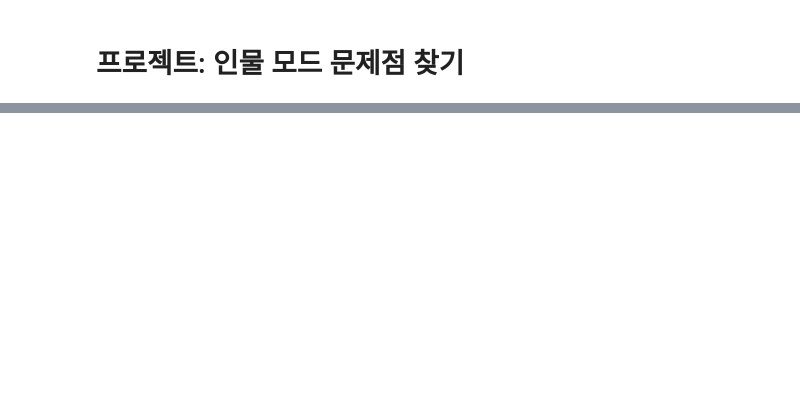
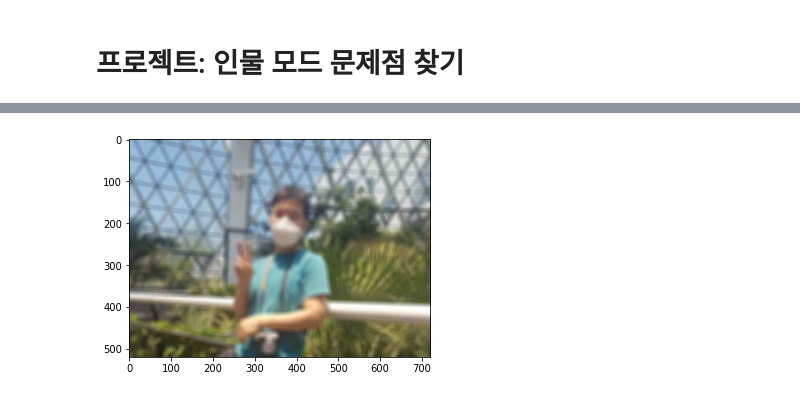
Before and after one commit to twelvesense/first-repository, a Jupyter notebook: ExplNode10.ipynb, the cells around one changed output, grey strips where cells are left out. Drawn from its saved outputs; the diff is of its cells as text; code cells hidden in the pictures; blank space fills up the shorter version.

```diff
--- a/ExplNode10.ipynb
+++ b/ExplNode10.ipynb
@@ -68,0 +119,7 @@ import matplotlib.pyplot as plt
+# %%
+# (13,13) blurring kernel이용한 흐려진 이미지
+img_orig_blur = cv2.blur(img_orig, (13,13))
+plt.imshow(cv2.cvtColor(img_orig_blur, cv2.COLOR_BGR2RGB))
+plt.show()
+# %% [output]
+[figure, added]
```
Also changed, not shown: parts of 61 cells of this notebook.
